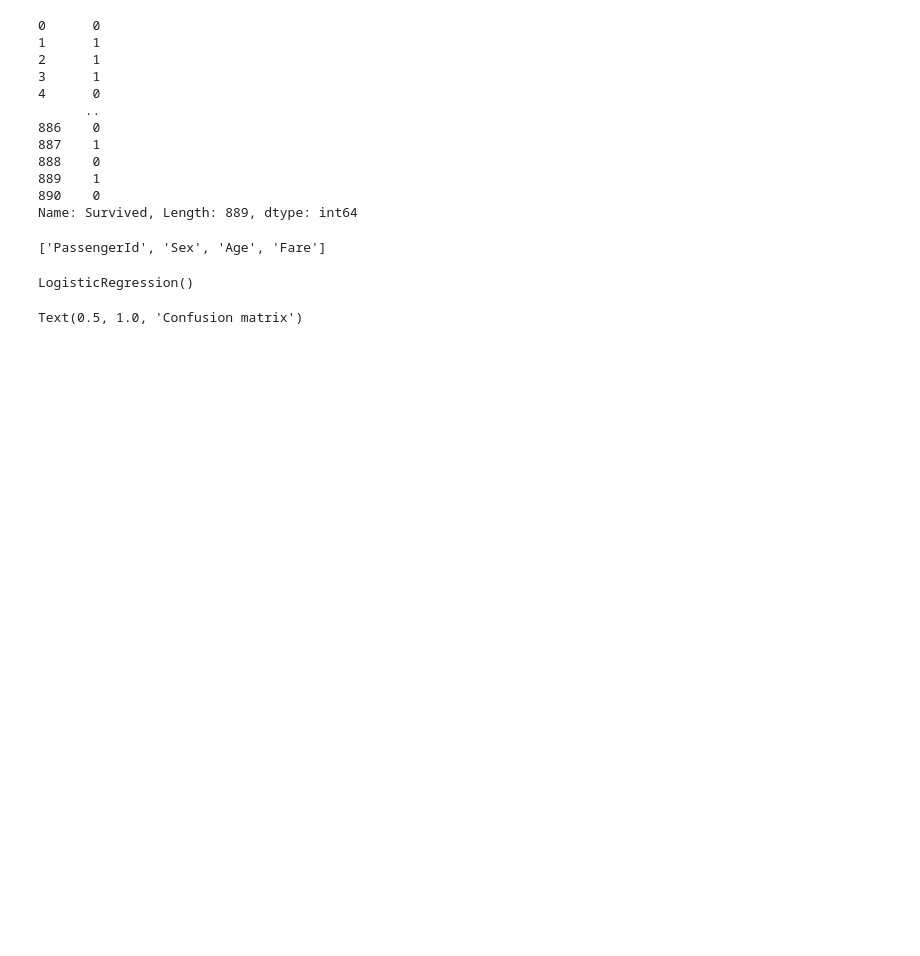
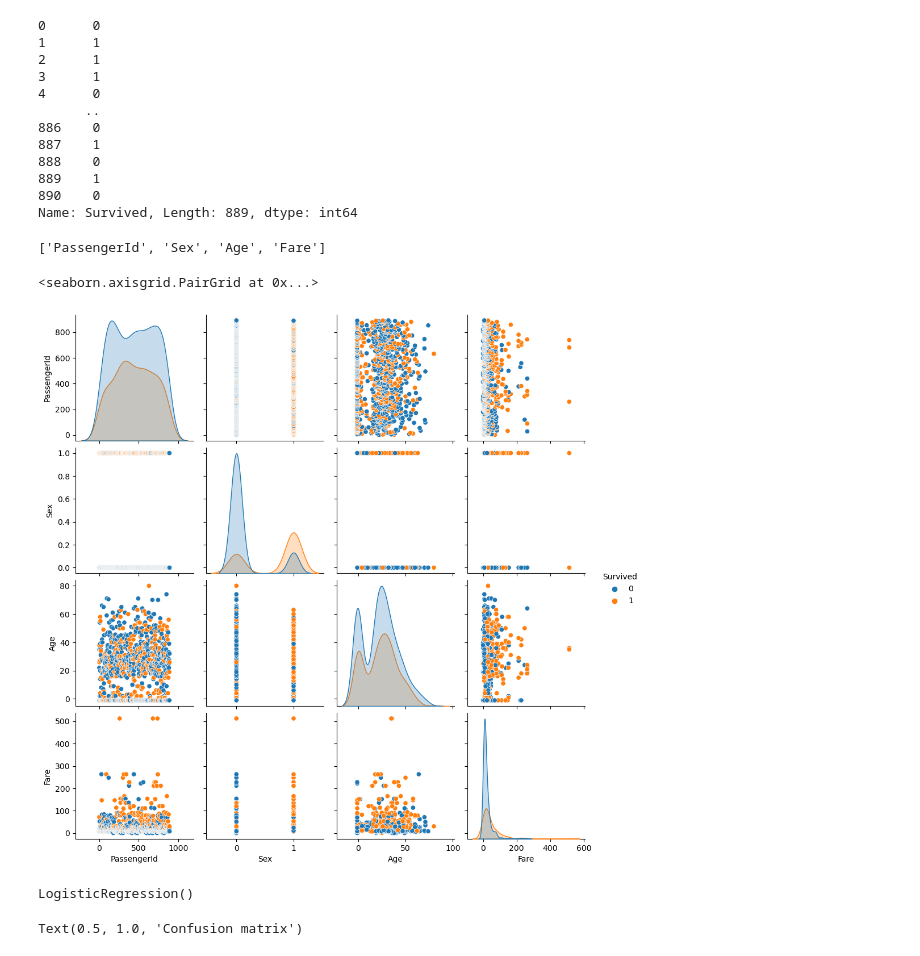
Before and after one commit to isadoji/kaggle, a Jupyter notebook: Titanic.ipynb, the cells around one changed output. Cells and saved outputs as stored; diff of their text form; code cells hidden in the pictures; blank space fills up the shorter version.

```diff
--- a/Titanic.ipynb
+++ b/Titanic.ipynb
@@ -93,5 +93,15 @@ atributos = [columnas[i] for i in list(atrib.nonzero()[0])]
 atributos
 # %% [output]
 ['PassengerId', 'Sex', 'Age', 'Fare']
+# %%
+data2= data[['PassengerId', 'Sex', 'Age', 'Fare','Survived']]
+# %%
+import matplotlib.pyplot as plt
+import seaborn as sns
+
+sns.pairplot(data=data2, hue="Survived")
+# %% [output]
+<seaborn.axisgrid.PairGrid at 0x...>
+[figure, added]
 # %%
 from sklearn.model_selection import train_test_split
```
Also changed, not shown: parts of 2 cells of this notebook.
